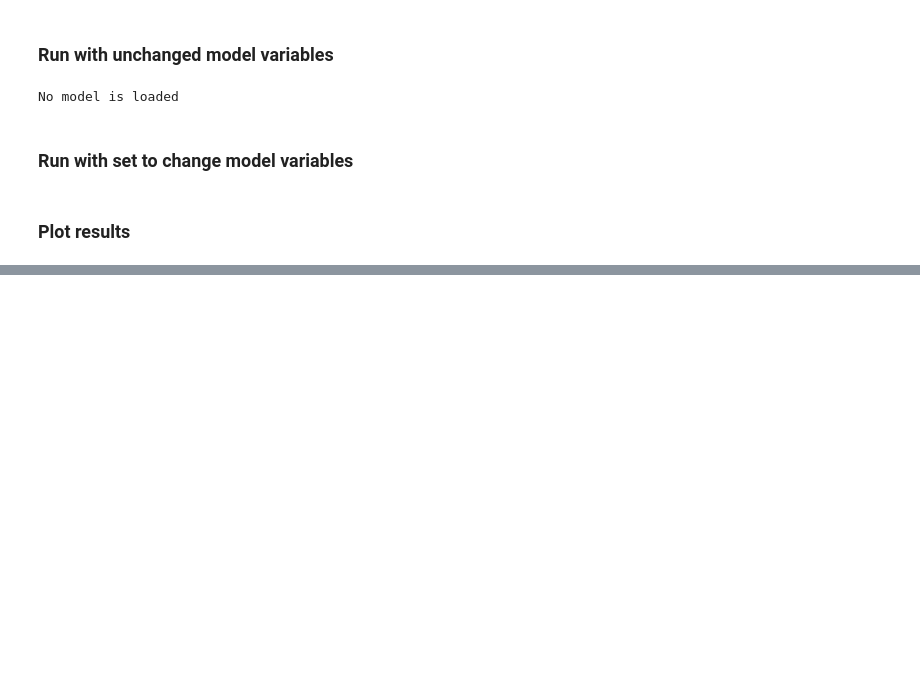
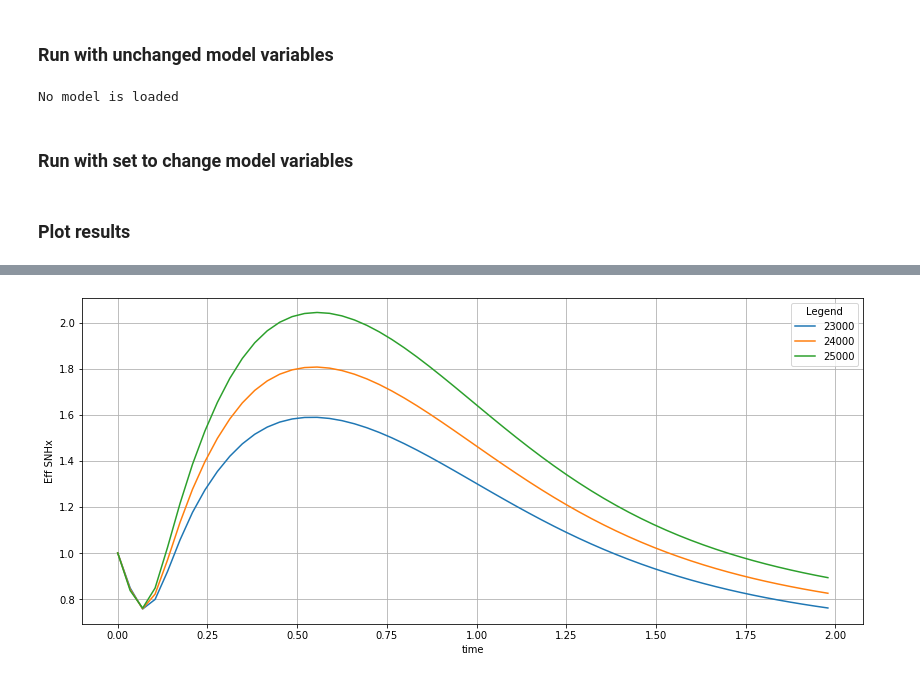
Before and after one commit to stroutm/sewerWRRF, a Jupyter notebook: SumoPythonPractice/Influent set in Sumo.ipynb, the cells around one changed output, grey strips where cells are left out. Saved outputs shown, nothing was run; the diff lists cells and outputs as text; code cells hidden in the pictures; blank space fills up the shorter version.

```diff
--- a/SumoPythonPractice/Influent set in Sumo.ipynb
+++ b/SumoPythonPractice/Influent set in Sumo.ipynb
@@ -150,0 +320,21 @@ plt.show()
+# %%
+q_sensitivity_data = {}
+sumo.set_stopTime(2*24*60*60*1000)
+sumo.set_dataComm(50*60*1000)
+for q in [23000, 24000, 25000]:
+    command = 'set Sumo__Plant__Influent__param__Q ' + str(q) + ';'
+
+    sumo.core.csumo_command_send(sumo.handle, command.encode('utf8'))
+
+    t_set = []
+    snhx_cstr_set = []
+    snhx_effl_set = []
+    xtss_effl_set = []
+    snhx_infl_set = []
+
+    sumo.run_model()
+
+    while not sumo.simulation_finished:
+        time.sleep(0.01)
+
+    q_sensitivity_data[q] = snhx_effl_set
@@ -150,0 +368,10 @@ plt.show()
+# %%
+fig, axes = plt.subplots(1,1, figsize=(14,6))
+axes.set_xlabel('time')
+axes.set_ylabel('Eff SNHx')
+
+for q, snhx in q_sensitivity_data.items():
+    axes.plot(t_set, snhx, label= str(q))
+    plt.legend(loc='upper right', title='Legend')
+# %% [output]
+[figure, added]
```
Also changed, not shown: parts of 14 cells of this notebook.
